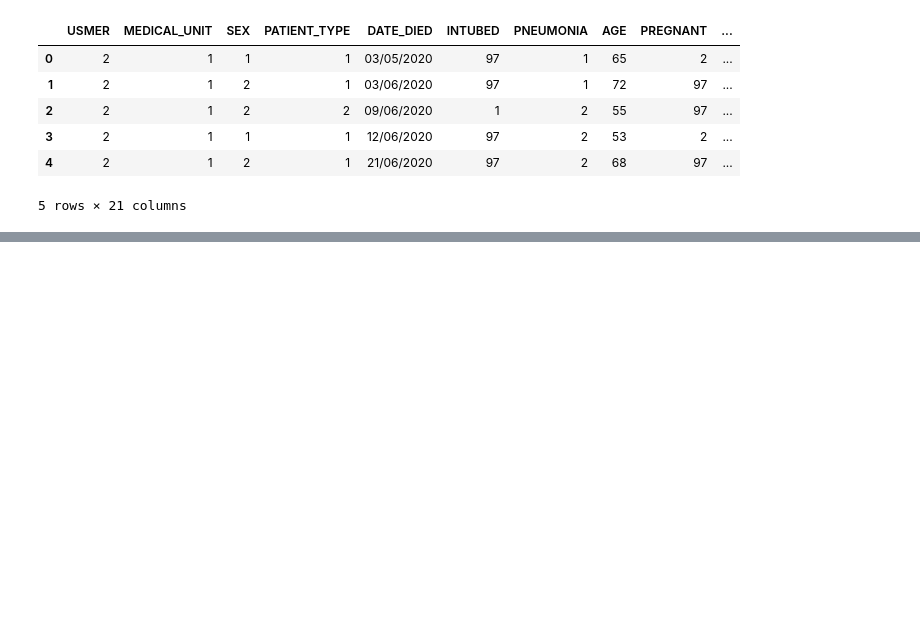
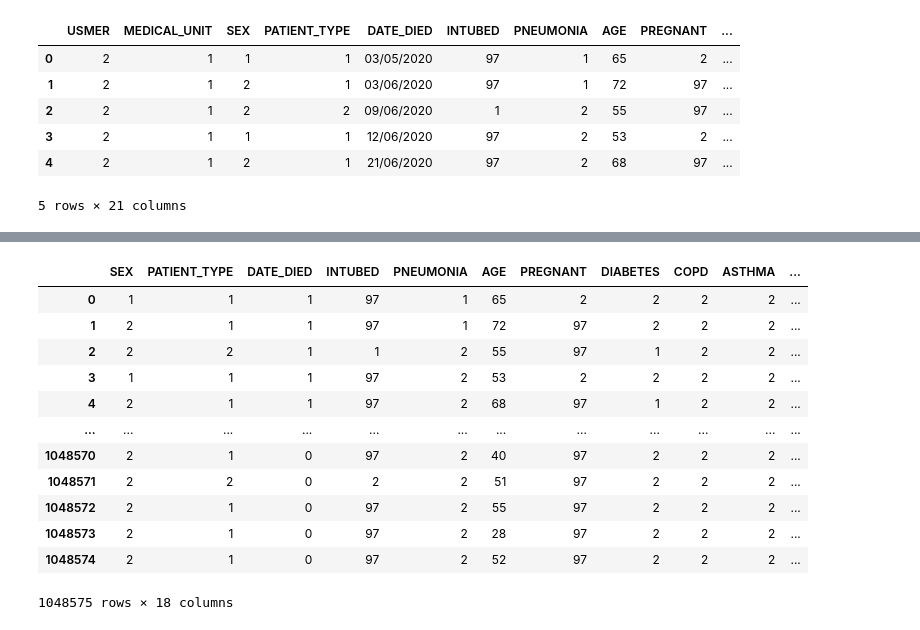
Before and after one commit to yuthegreat1/Project-4, a Jupyter notebook: Covid.ipynb, the cells around one changed output, grey strips where cells are left out. Drawn from its saved outputs; the diff is of its cells as text; code cells hidden in the pictures; blank space fills up the shorter version.

```diff
--- a/Covid.ipynb
+++ b/Covid.ipynb
@@ -15,0 +66,17 @@ covid.head()
+# %%
+covid.loc[covid["DATE_DIED"] != 0, "DATE_DIED"] = 1
+covid
+# %% [output]
+|  | SEX | PATIENT_TYPE | DATE_DIED | INTUBED | PNEUMONIA | AGE | PREGNANT | DIABETES | COPD | ASTHMA | ... |
+| 0 | 1 | 1 | 1 | 97 | 1 | 65 | 2 | 2 | 2 | 2 | ... |
+| 1 | 2 | 1 | 1 | 97 | 1 | 72 | 97 | 2 | 2 | 2 | ... |
+| 2 | 2 | 2 | 1 | 1 | 2 | 55 | 97 | 1 | 2 | 2 | ... |
+| 3 | 1 | 1 | 1 | 97 | 2 | 53 | 2 | 2 | 2 | 2 | ... |
+| 4 | 2 | 1 | 1 | 97 | 2 | 68 | 97 | 1 | 2 | 2 | ... |
+| ... | ... | ... | ... | ... | ... | ... | ... | ... | ... | ... | ... |
+| 1048570 | 2 | 1 | 0 | 97 | 2 | 40 | 97 | 2 | 2 | 2 | ... |
+| 1048571 | 2 | 2 | 0 | 2 | 2 | 51 | 97 | 2 | 2 | 2 | ... |
+| 1048572 | 2 | 1 | 0 | 97 | 2 | 55 | 97 | 2 | 2 | 2 | ... |
+| 1048573 | 2 | 1 | 0 | 97 | 2 | 28 | 97 | 2 | 2 | 2 | ... |
+| 1048574 | 2 | 1 | 0 | 97 | 2 | 52 | 97 | 2 | 2 | 2 | ... |
+1048575 rows × 18 columns
```
Also changed, not shown: parts of 25 cells of this notebook.
